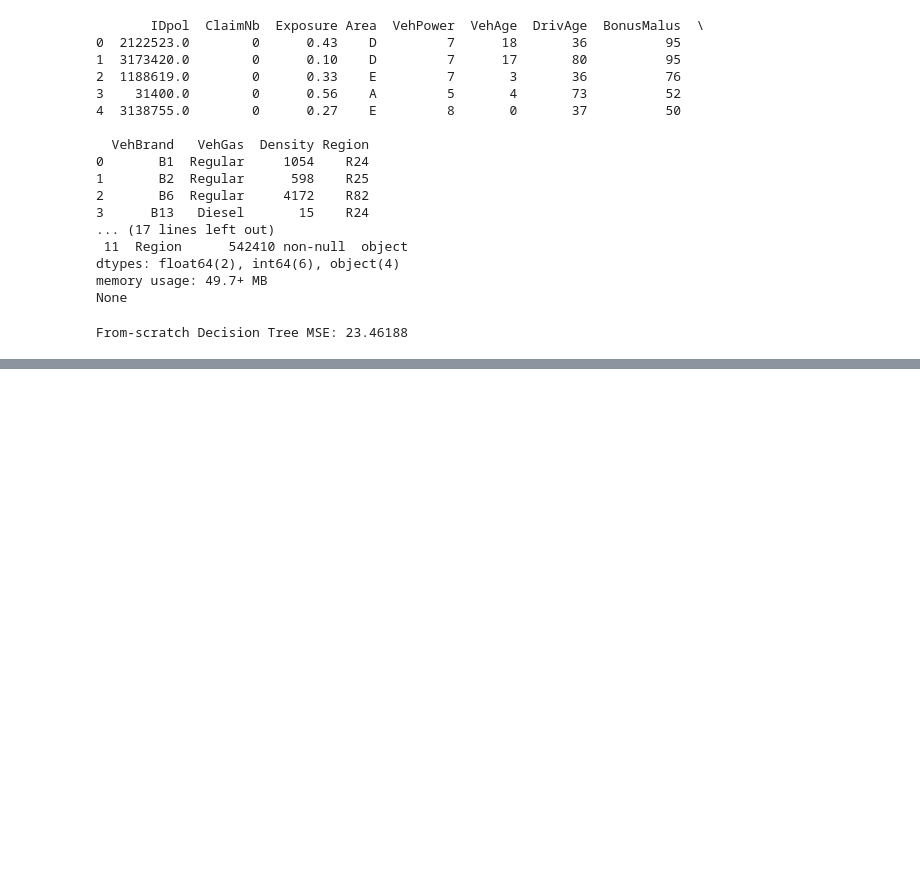
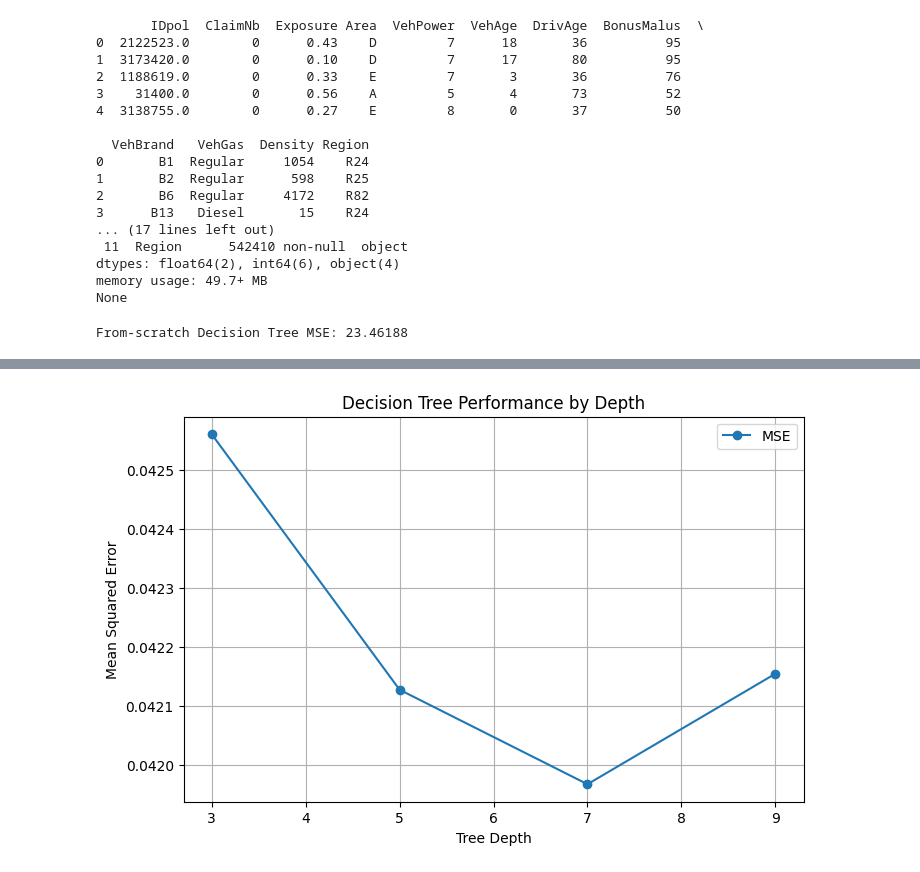
Before and after one commit to HKrtsn/ML-Project, a Jupyter notebook: decision_tree.ipynb, the cells around one changed output, grey strips where cells are left out. Cells and saved outputs as stored; diff of their text form; code cells hidden in the pictures; blank space fills up the shorter version.

Commit message:
decision tree

```diff
--- a/decision_tree.ipynb
+++ b/decision_tree.ipynb
@@ -156,0 +157,80 @@ Average absolute difference between scratch & reference: 0.16302
+# %%
+import pandas as pd
+import numpy as np
+from sklearn.model_selection import train_test_split
+from sklearn.tree import DecisionTreeRegressor
+from sklearn.metrics import mean_squared_error, r2_score
+import matplotlib.pyplot as plt
+
+df=pd.read_csv('Project_description_and_data/claims_train.csv')
+
+df['VehAge_1'] = df['VehAge'] + 1
+df['VehAge_log'] = np.log(df['VehAge_1'])
+df['DrivAge_log'] = np.log(df['DrivAge'])
+df['Density_log'] = np.log(df['Density'])
+
+categorical_cols = ['VehBrand', 'VehGas', 'Area', 'Region']
+df = pd.get_dummies(df, columns=categorical_cols, drop_first=True)
+
+X = df.drop(columns=['ClaimNb'])
+y = df['ClaimNb']
+
+
+X_train, X_val, y_train, y_val = train_test_split(X, y, test_size=0.2, random_state=42)
+
+results = []
+
+for depth in [3, 5, 7, 9]:
+    model = DecisionTreeRegressor(max_depth=depth, random_state=42)
+    model.fit(X_train, y_train)
+    y_pred = model.predict(X_val)
+
+    mse = mean_squared_error(y_val, y_pred)
+    r2 = r2_score(y_val, y_pred)
+
+    results.append({'max_depth': depth, 'MSE': mse, 'R2': r2})
+
+
+results_df = pd.DataFrame(results)
+print("Decision Tree (Reference Implementation) Results:")
+print(results_df)
+
+
+plt.figure(figsize=(8, 5))
+plt.plot(results_df['max_depth'], results_df['MSE'], marker='o', label='MSE')
+plt.xlabel('Tree Depth')
+plt.ylabel('Mean Squared Error')
+plt.title('Decision Tree Performance by Depth')
+plt.grid(True)
+plt.legend()
+plt.show()
+
+plt.figure(figsize=(8, 5))
+plt.plot(results_df['max_depth'], results_df['R2'], marker='o', color='orange', label='R²')
+plt.xlabel('Tree Depth')
+plt.ylabel('R² Score')
+plt.title('Decision Tree R² by Depth')
+plt.grid(True)
+plt.legend()
+plt.show()
+
+
+best_depth = results_df.loc[results_df['R2'].idxmax(), 'max_depth']
+best_model = DecisionTreeRegressor(max_depth=int(best_depth), random_state=42)
+best_model.fit(X_train, y_train)
+
+importances = pd.Series(best_model.feature_importances_, index=X.columns)
+importances = importances.sort_values(ascending=False).head(10)
+
+plt.figure(figsize=(10, 5))
+plt.barh(importances.index, importances.values)
+plt.gca().invert_yaxis()
+plt.xlabel("Feature Importance")
+plt.title(f"Top 10 Features (Decision Tree, max_depth={best_depth})")
+plt.grid(alpha=0.3)
+plt.show()
+
+best_row = results_df.loc[results_df['R2'].idxmax()]
+print(f"\nBest Performing Model -> max_depth={best_row['max_depth']}")
+print(f"MSE={best_row['MSE']:.4f}, R²={best_row['R2']:.4f}")
+# %% [output]
@@ -156,0 +243 @@ Average absolute difference between scratch & reference: 0.16302
+[figure, added]
```
Also changed, not shown: parts of 4 cells of this notebook.
